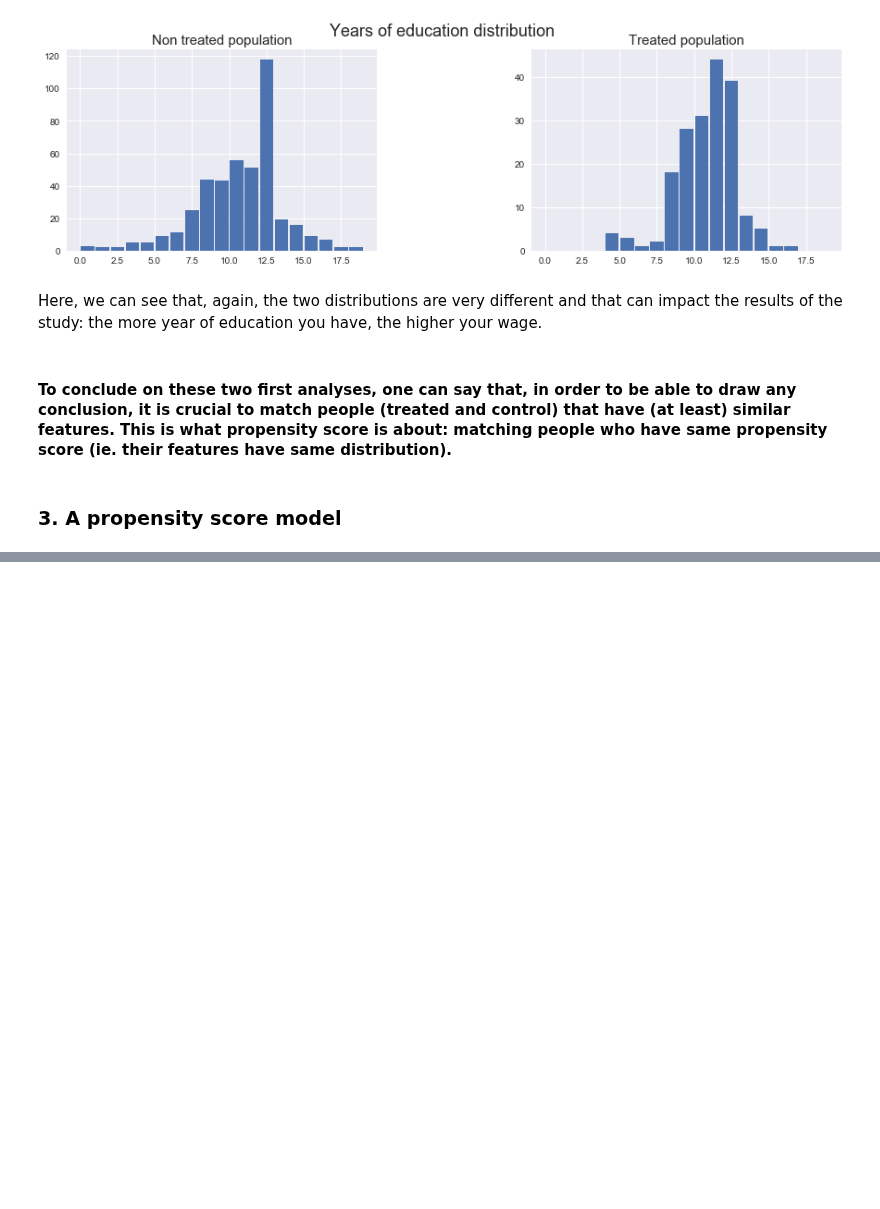
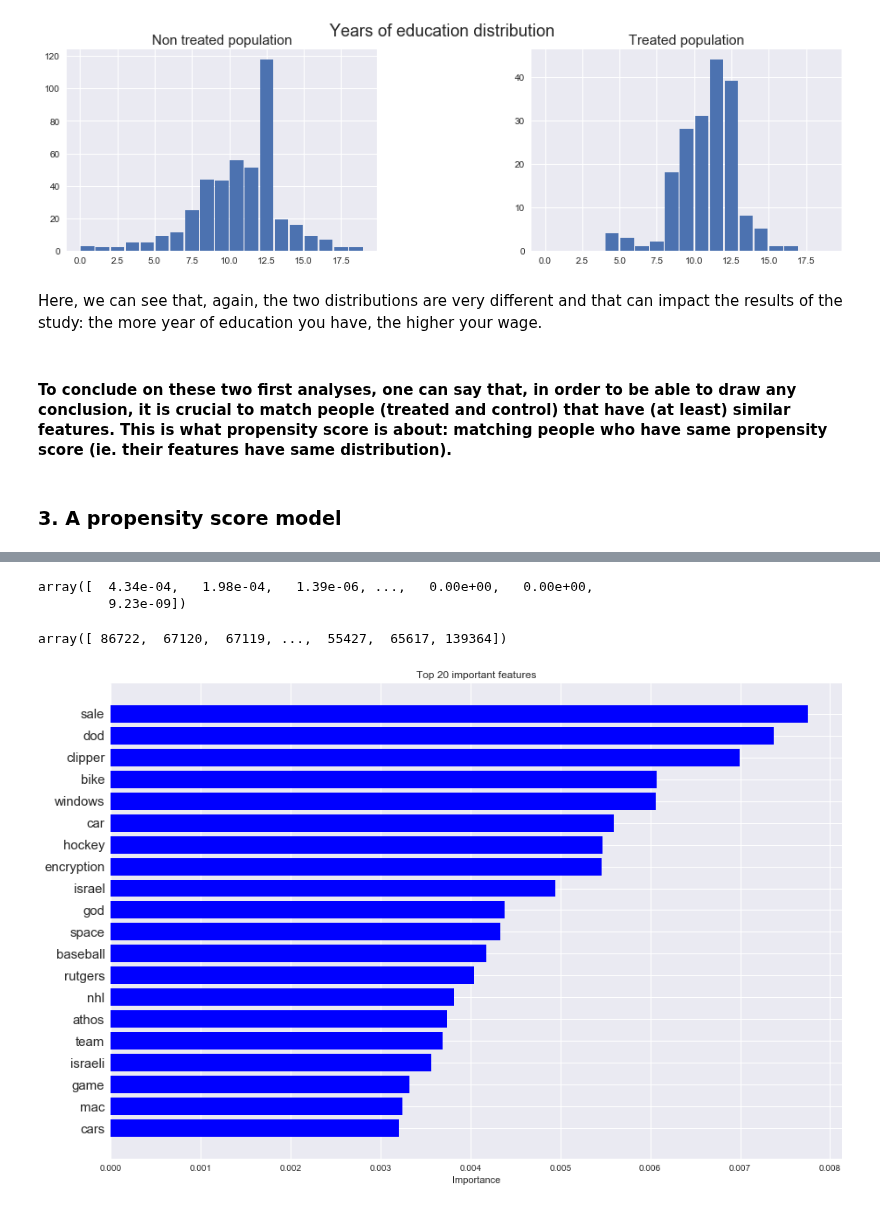
Before and after one commit to adamkozak/ADA2017-project, a Jupyter notebook: Homework/04 - Applied ML/Homework 4.ipynb, the cells around one changed output, grey strips where cells are left out. Cells and saved outputs as stored; diff of their text form; code cells hidden in the pictures; blank space fills up the shorter version.

```diff
--- a/Homework/04 - Applied ML/Homework 4.ipynb
+++ b/Homework/04 - Applied ML/Homework 4.ipynb
@@ -262,0 +421,28 @@ Here, we can see that, again, the two distributions are very different and that
+# %%
+random_forest.feature_importances_
+# %% [output]
+array([  4.34e-04,   1.98e-04,   1.39e-06, ...,   0.00e+00,   0.00e+00,
+         9.23e-09])
+# %%
+indicies_feature = np.argsort(random_forest.feature_importances_)
+# %% [output]
+array([ 86722,  67120,  67119, ...,  55427,  65617, 139364])
+# %%
+top20 = indicies_feature[-1:-21:-1]
+labels = np.array(vectorizer.get_feature_names())[top20]
+values = random_forest.feature_importances_[top20]
+# %%
+fig, ax = plt.subplots(figsize=(15,10))
+
+y_pos = np.arange(len(labels))
+
+ax.barh(y_pos, values, align='center', color='blue')
+ax.set_yticks(y_pos)
+ax.set_yticklabels(labels, size = 15)
+ax.invert_yaxis()  # labels read top-to-bottom
+ax.set_xlabel('Importance')
+ax.set_title('Top 20 important features')
+
+plt.show()
+# %% [output]
+[figure, added]
```
Also changed, not shown: parts of 16 cells of this notebook.
